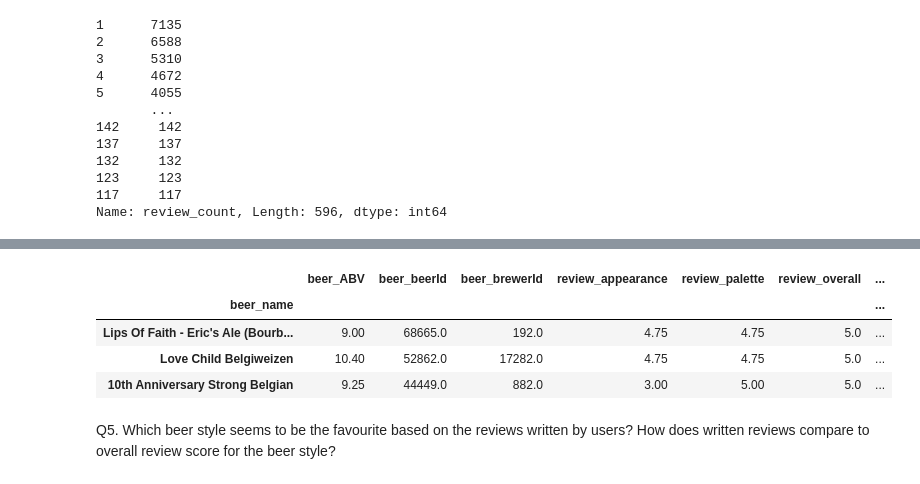
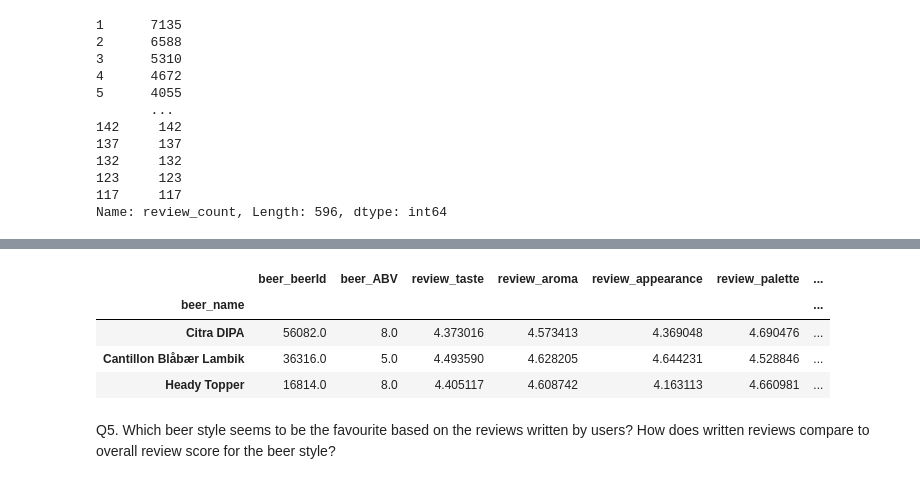
Before and after one commit to AvatarJoshi/beer_data_analysis, a Jupyter notebook: beer_analysis.ipynb, the cells around one changed output, grey strips where cells are left out. Drawn from its saved outputs; the diff is of its cells as text; code cells hidden in the pictures.

Commit message:
Created new df with only beer that have more than 100 reviews. Sorted beers based on review factors to make top 3 beer recommendations

```diff
--- a/beer_analysis.ipynb
+++ b/beer_analysis.ipynb
@@ -176,13 +166,20 @@ df.sort_values(["review_count"], ascending=False).head()
+# %%
+# Create a new dataframe that only contains beers with more than 100 reviews
+review_df = df[df["review_count"] > 100]
+
+# Create a new dataframe that only contains the columns we need
+review_df = review_df[["beer_beerId", "beer_name", "beer_style", "beer_ABV", "review_taste", "review_aroma", "review_appearance", "review_palette", "review_overall", "review_count"]]
 # %%
 # Find the top 3 beers with the highest average review overall, review_taste, review_aroma and ther are no null values
-review_df = df.dropna().groupby(["beer_name"]).mean().sort_values(["review_overall", "review_taste", "review_aroma", "review_count"], ascending=False).head(3)
+review_df = review_df.dropna().groupby(["beer_name"]).mean().sort_values(["review_overall", "review_taste", "review_aroma", "review_count"], ascending=False).head(3)
 
+# View the dataframe
 review_df
 # %% [output]
-|  | beer_ABV | beer_beerId | beer_brewerId | review_appearance | review_palette | review_overall | ... |
+|  | beer_beerId | beer_ABV | review_taste | review_aroma | review_appearance | review_palette | ... |
 | beer_name |  |  |  |  |  |  | ... |
-| Lips Of Faith - Eric's Ale (Bourb... | 9.00 | 68665.0 | 192.0 | 4.75 | 4.75 | 5.0 | ... |
-| Love Child Belgiweizen | 10.40 | 52862.0 | 17282.0 | 4.75 | 4.75 | 5.0 | ... |
-| 10th Anniversary Strong Belgian | 9.25 | 44449.0 | 882.0 | 3.00 | 5.00 | 5.0 | ... |
+| Citra DIPA | 56082.0 | 8.0 | 4.373016 | 4.573413 | 4.369048 | 4.690476 | ... |
+| Cantillon Blåbær Lambik | 36316.0 | 5.0 | 4.493590 | 4.628205 | 4.644231 | 4.528846 | ... |
+| Heady Topper | 16814.0 | 8.0 | 4.405117 | 4.608742 | 4.163113 | 4.660981 | ... |
 # %% [markdown]
 Q5. Which beer style seems to be the favourite based on the reviews written by users? How does written reviews compare to overall review score for the beer style?
```
Also changed, not shown: parts of 1 cell of this notebook.
